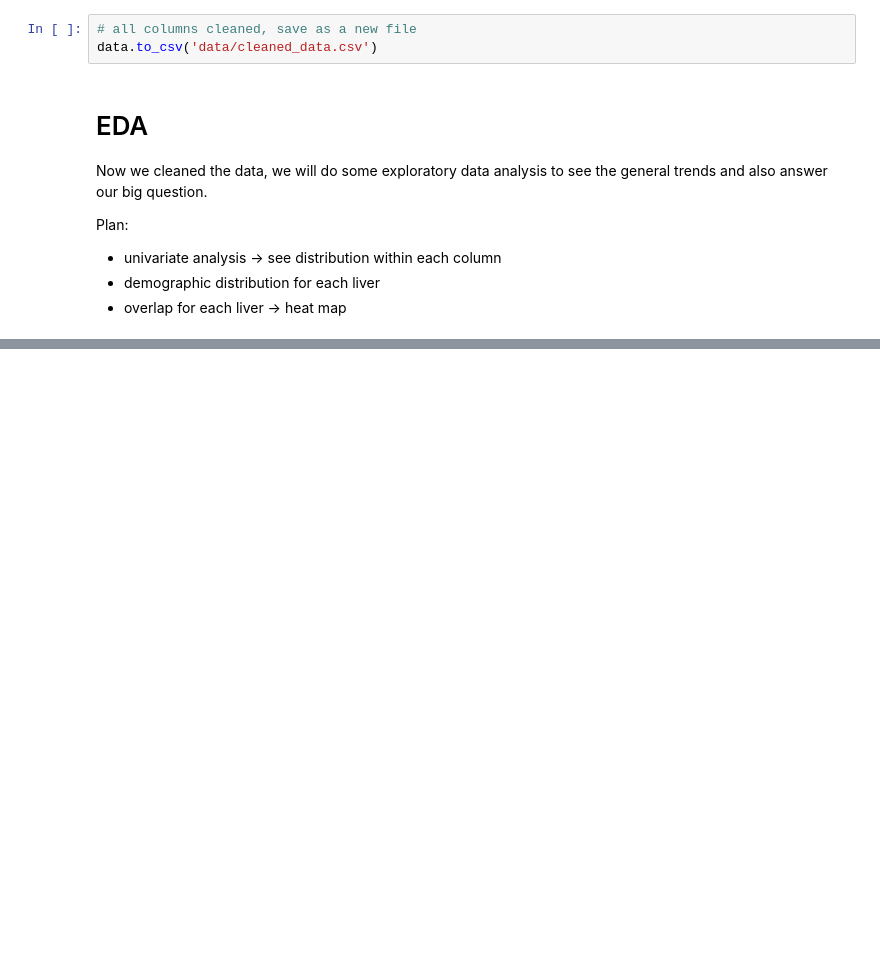
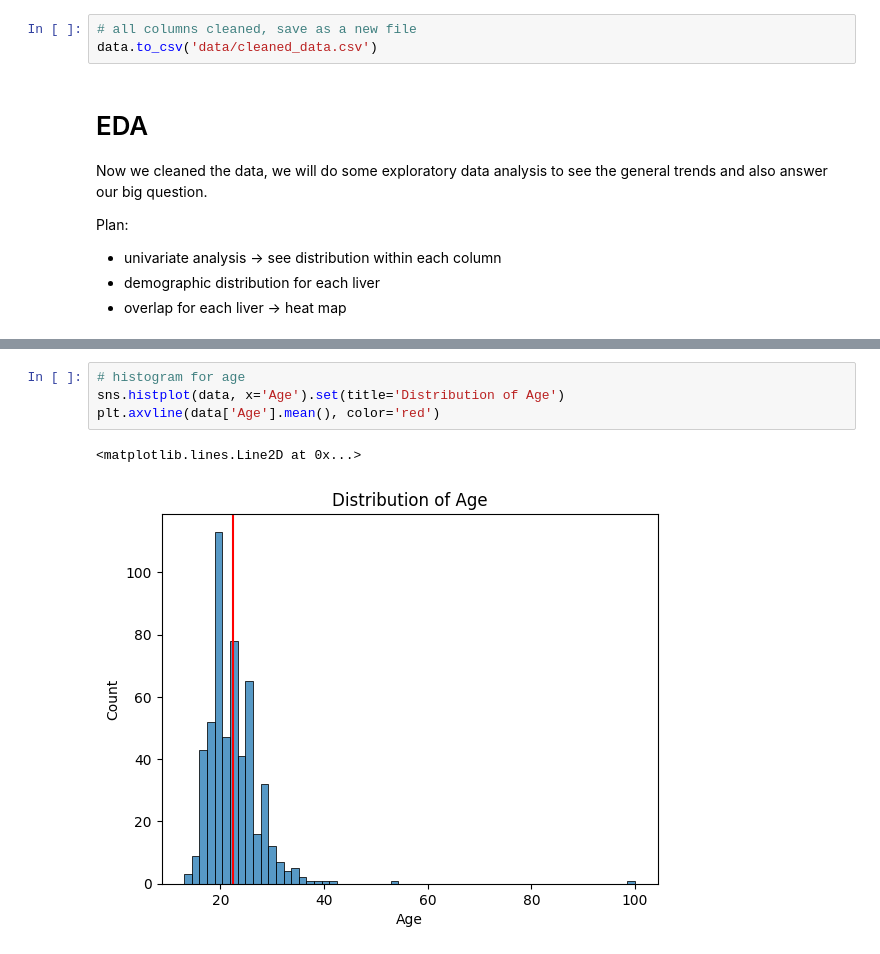
Before and after one commit to gkao25/nijiEN_fanbase_overlap, a Jupyter notebook: code.ipynb, the cells around one changed output, grey strips where cells are left out. Cells and saved outputs as stored; diff of their text form; blank space fills up the shorter version.

```diff
--- a/code.ipynb
+++ b/code.ipynb
@@ -376,0 +397,7 @@ plt.show()
+# %%
+# histogram for age
+sns.histplot(data, x='Age').set(title='Distribution of Age')
+plt.axvline(data['Age'].mean(), color='red')
+# %% [output]
+<matplotlib.lines.Line2D at 0x...>
+[figure, added]
```
Also changed, not shown: parts of 18 cells of this notebook, 1 other file.
